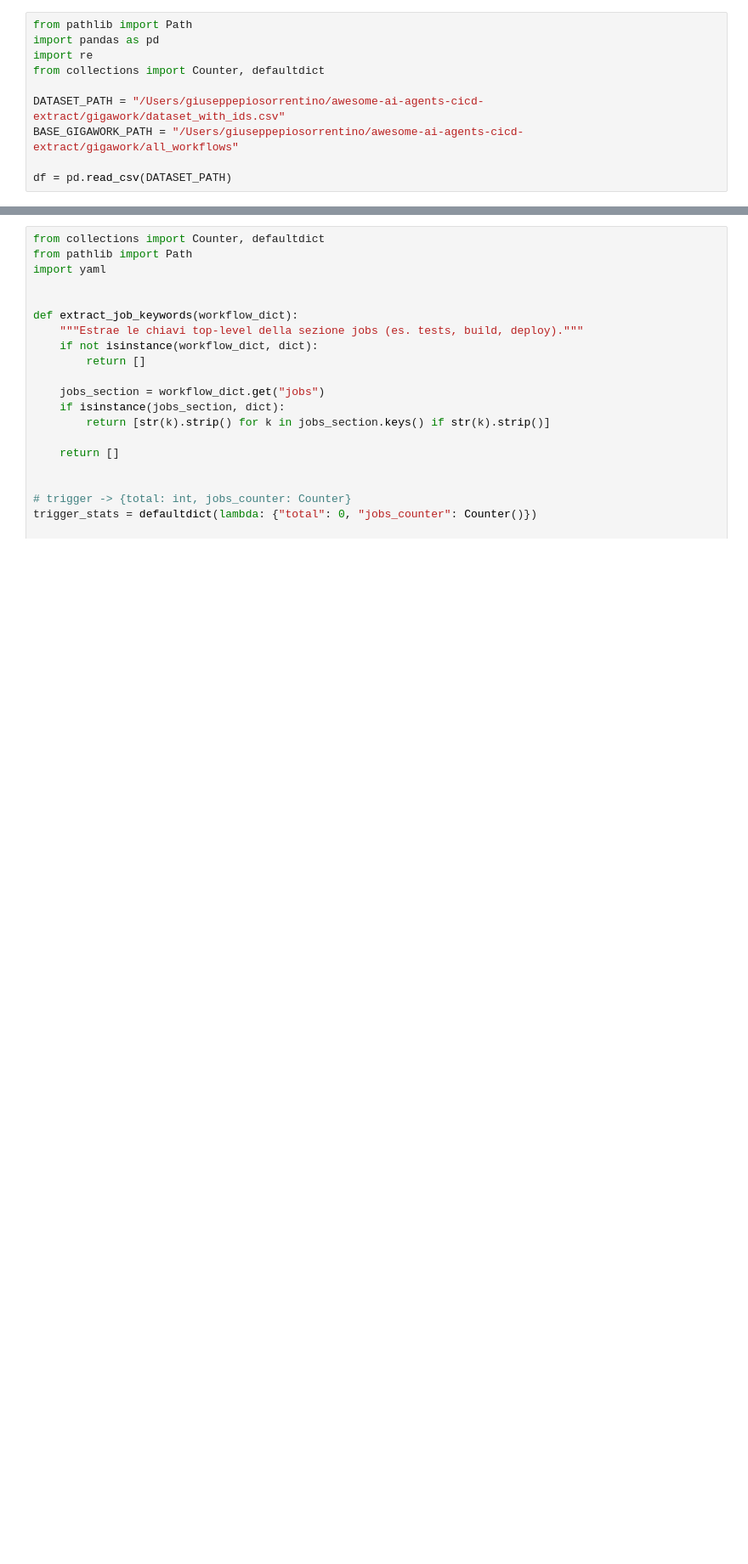
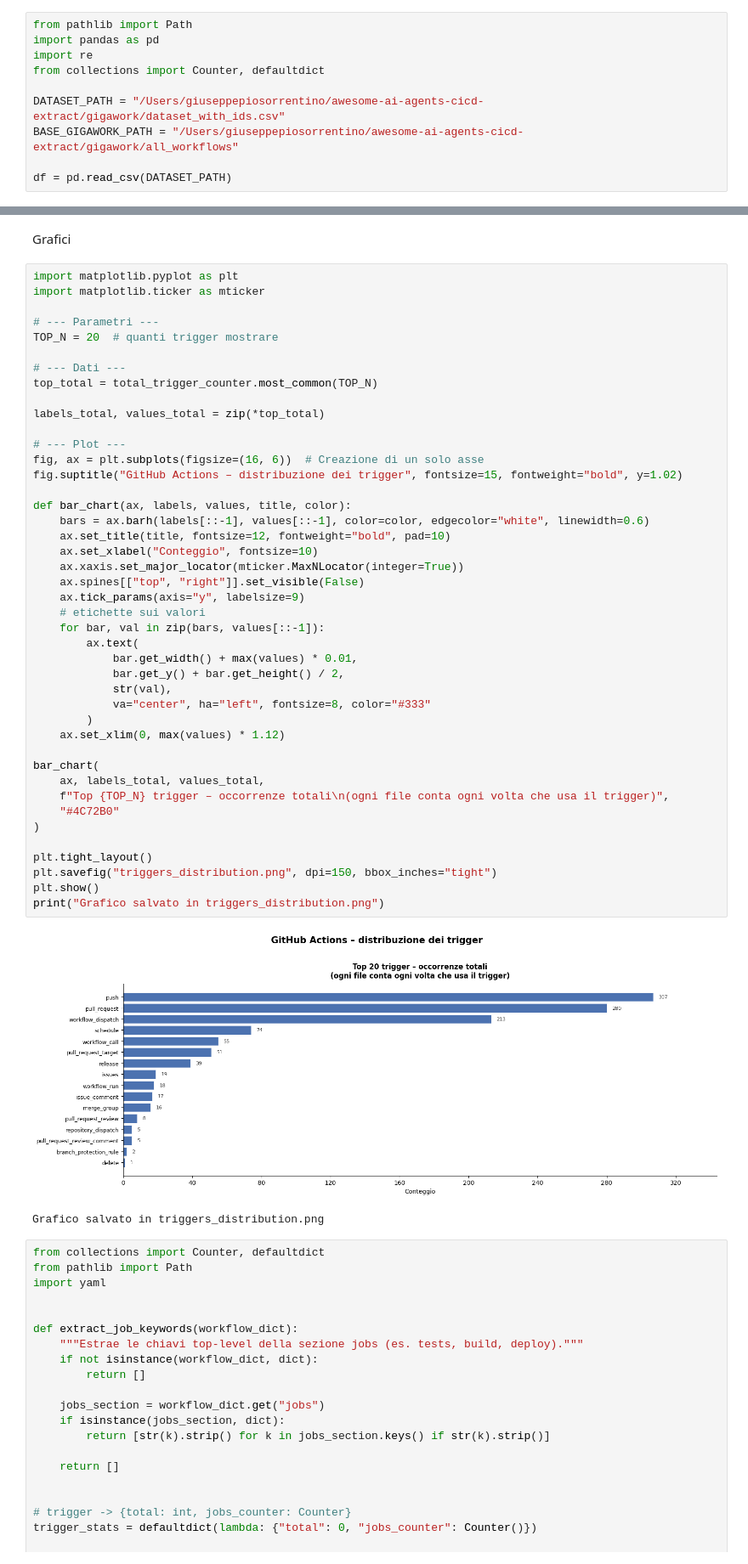
Before and after one commit to GiuSeppE898/SE4AI-base, a Jupyter notebook: notebooks/rq_2.ipynb, the cells around one changed output, grey strips where cells are left out. Shown at 85% size. Saved outputs shown, nothing was run; the diff lists cells and outputs as text; blank space fills up the shorter version.

```diff
--- a/notebooks/rq_2.ipynb
+++ b/notebooks/rq_2.ipynb
@@ -95,3 +118,51 @@ Trigger estratti da esempio: ['pull_request']
+# %% [markdown]
+Grafici
+# %%
+import matplotlib.pyplot as plt
+import matplotlib.ticker as mticker
+
+# --- Parametri ---
+TOP_N = 20  # quanti trigger mostrare
+
+# --- Dati ---
+top_total = total_trigger_counter.most_common(TOP_N)
+
+labels_total, values_total = zip(*top_total)
+
+# --- Plot ---
+fig, ax = plt.subplots(figsize=(16, 6))  # Creazione di un solo asse
+fig.suptitle("GitHub Actions – distribuzione dei trigger", fontsize=15, fontweight="bold", y=1.02)
+
+def bar_chart(ax, labels, values, title, color):
+    bars = ax.barh(labels[::-1], values[::-1], color=color, edgecolor="white", linewidth=0.6)
+    ax.set_title(title, fontsize=12, fontweight="bold", pad=10)
+    ax.set_xlabel("Conteggio", fontsize=10)
+    ax.xaxis.set_major_locator(mticker.MaxNLocator(integer=True))
+    ax.spines[["top", "right"]].set_visible(False)
+    ax.tick_params(axis="y", labelsize=9)
+    # etichette sui valori
+    for bar, val in zip(bars, values[::-1]):
+        ax.text(
+            bar.get_width() + max(values) * 0.01,
+            bar.get_y() + bar.get_height() / 2,
+            str(val),
+            va="center", ha="left", fontsize=8, color="#333"
+        )
+    ax.set_xlim(0, max(values) * 1.12)
+
+bar_chart(
+    ax, labels_total, values_total,
+    f"Top {TOP_N} trigger – occorrenze totali\n(ogni file conta ogni volta che usa il trigger)",
+    "#4C72B0"
+)
+
+plt.tight_layout()
+plt.savefig("triggers_distribution.png", dpi=150, bbox_inches="tight")
+plt.show()
+print("Grafico salvato in triggers_distribution.png")
+# %% [output]
+[figure, added]
+Grafico salvato in triggers_distribution.png
 # %%
 from collections import Counter, defaultdict
 from pathlib import Path
```
Also changed, not shown: parts of 10 cells of this notebook, 2 other files.
